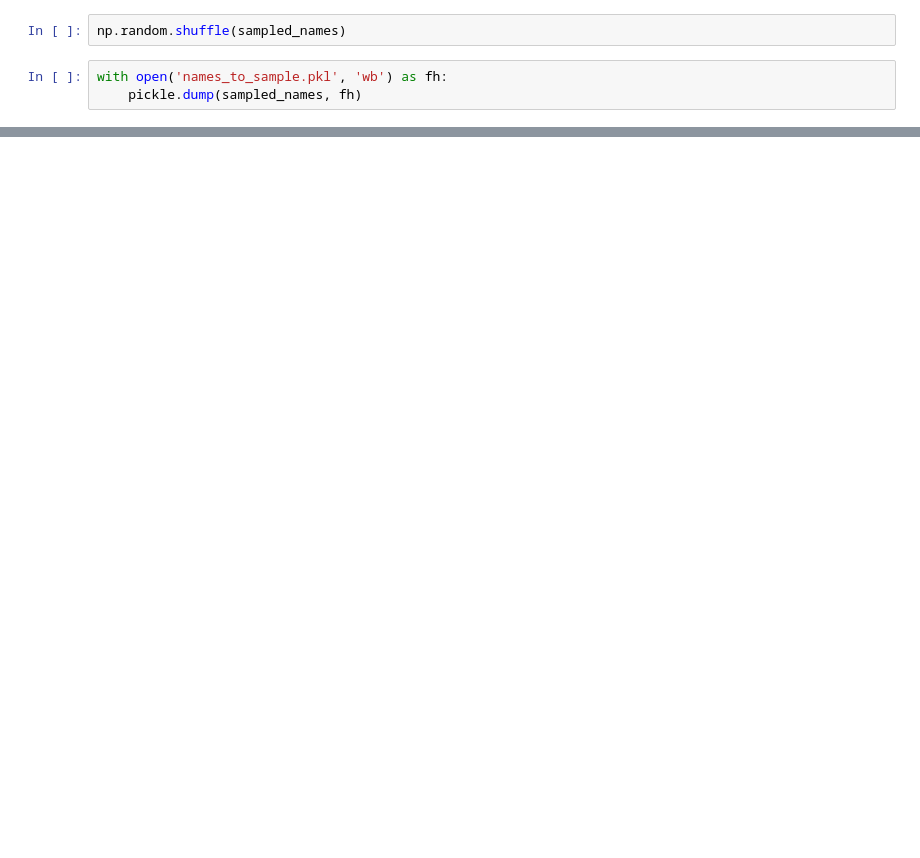
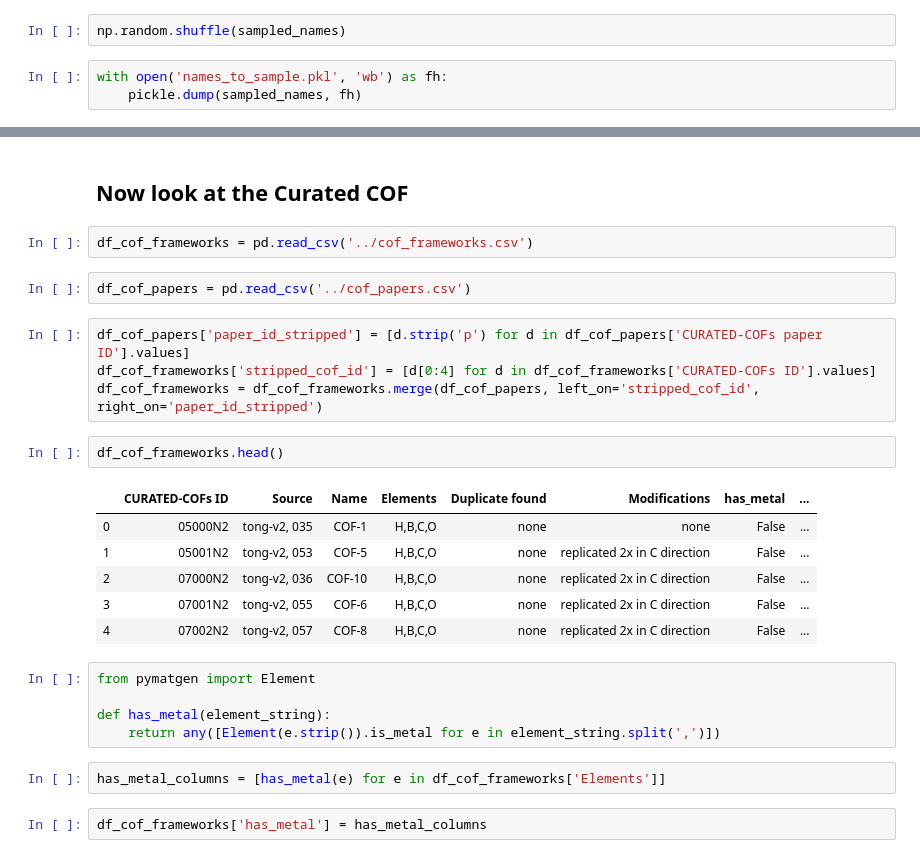
Before and after one commit to kjappelbaum/oximachine_featurizer, a Jupyter notebook: structures_to_sample.ipynb, the cells around one changed output, grey strips where cells are left out. Drawn from its saved outputs; the diff is of its cells as text; blank space fills up the shorter version.

```diff
--- a/structures_to_sample.ipynb
+++ b/structures_to_sample.ipynb
@@ -116,0 +147,28 @@ with open('names_to_sample.pkl', 'wb') as fh:
+# %% [markdown]
+## Now look at the Curated COF
+# %%
+df_cof_frameworks = pd.read_csv('../cof_frameworks.csv')
+# %%
+df_cof_papers = pd.read_csv('../cof_papers.csv')
+# %%
+df_cof_papers['paper_id_stripped'] = [d.strip('p') for d in df_cof_papers['CURATED-COFs paper ID'].values]
+df_cof_frameworks['stripped_cof_id'] = [d[0:4] for d in df_cof_frameworks['CURATED-COFs ID'].values]
+df_cof_frameworks = df_cof_frameworks.merge(df_cof_papers, left_on='stripped_cof_id', right_on='paper_id_stripped')
+# %%
+df_cof_frameworks.head()
+# %% [output]
+|  | CURATED-COFs ID | Source | Name | Elements | Duplicate found | Modifications | has_metal | ... |
+| 0 | 05000N2 | tong-v2, 035 | COF-1 | H,B,C,O | none | none | False | ... |
+| 1 | 05001N2 | tong-v2, 053 | COF-5 | H,B,C,O | none | replicated 2x in C direction | False | ... |
+| 2 | 07000N2 | tong-v2, 036 | COF-10 | H,B,C,O | none | replicated 2x in C direction | False | ... |
+| 3 | 07001N2 | tong-v2, 055 | COF-6 | H,B,C,O | none | replicated 2x in C direction | False | ... |
+| 4 | 07002N2 | tong-v2, 057 | COF-8 | H,B,C,O | none | replicated 2x in C direction | False | ... |
+# %%
+from pymatgen import Element
+
+def has_metal(element_string):
+    return any([Element(e.strip()).is_metal for e in element_string.split(',')])
+# %%
+has_metal_columns = [has_metal(e) for e in df_cof_frameworks['Elements']]
+# %%
+df_cof_frameworks['has_metal'] = has_metal_columns
```
Also changed, not shown: parts of 24 cells of this notebook, 10 other files.
